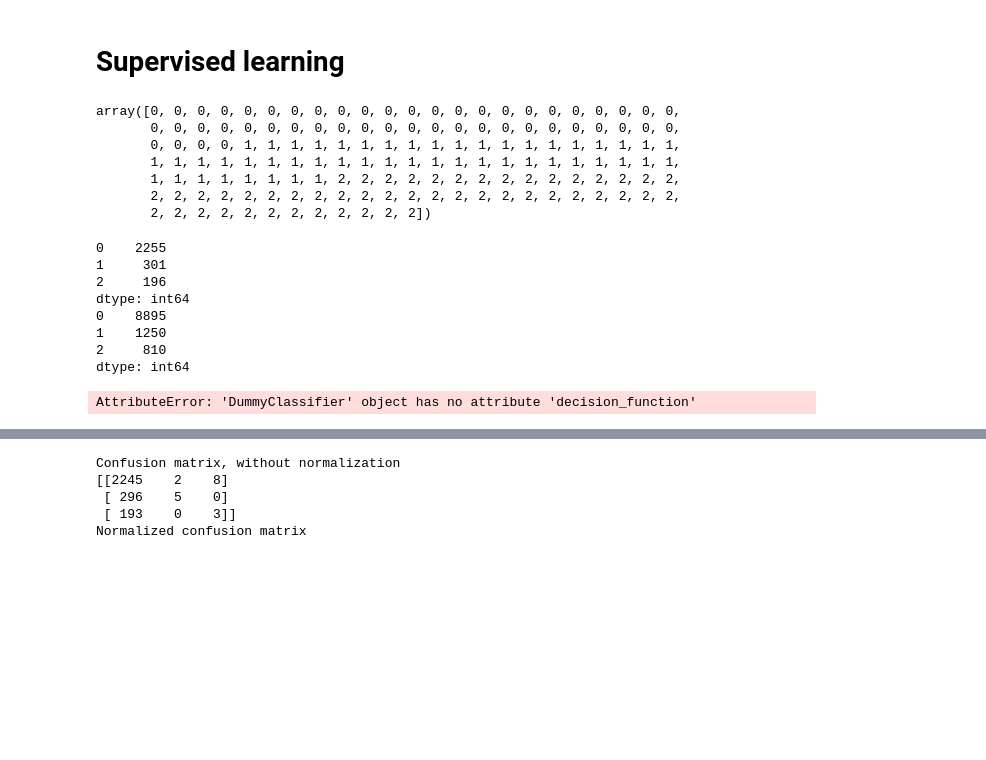
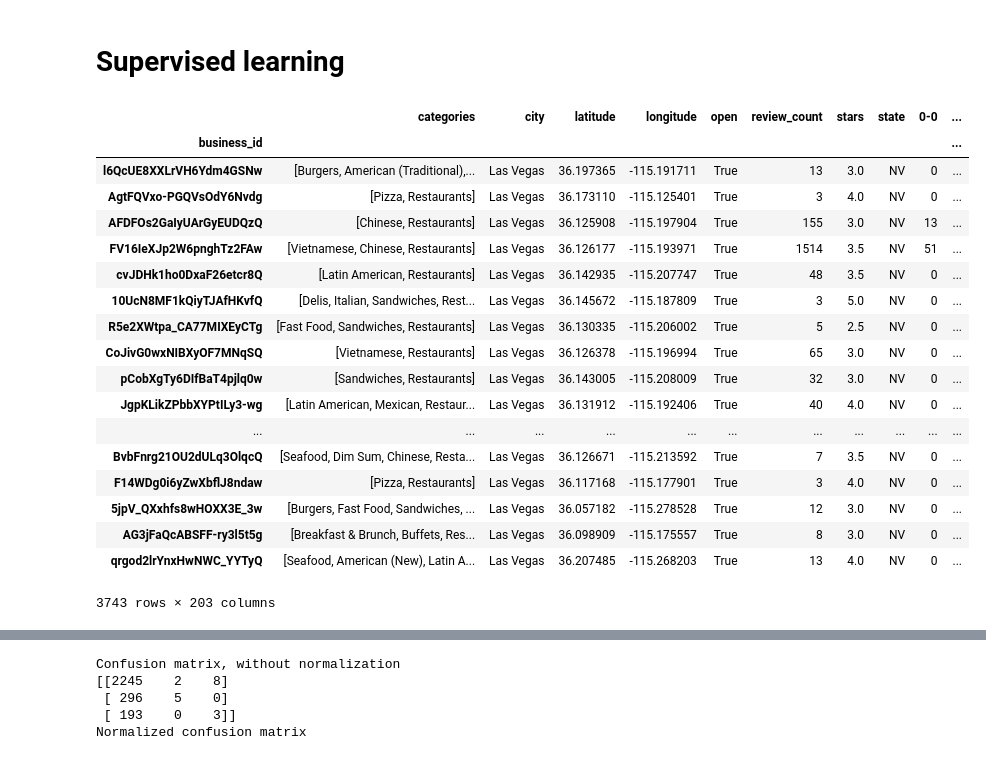
Before and after one commit to nicodri/CS281, a Jupyter notebook: Numerical Processing.ipynb, the cells around one changed output, grey strips where cells are left out. Saved outputs shown, nothing was run; the diff lists cells and outputs as text; code cells hidden in the pictures; blank space fills up the shorter version.

```diff
--- a/Numerical Processing.ipynb
+++ b/Numerical Processing.ipynb
@@ -374,60 +378,25 @@ restaurants_lasvegas['review_count'].max()
 4578
 # %% [markdown]
 # Supervised learning
-# %%
-from sklearn import linear_model, datasets
-
-# import some data to play with
-iris = datasets.load_iris()
-X = iris.data[:, :2]  # we only take the first two features.
-Y = iris.target
-Y
-# %% [output]
-array([0, 0, 0, 0, 0, 0, 0, 0, 0, 0, 0, 0, 0, 0, 0, 0, 0, 0, 0, 0, 0, 0, 0,
-       0, 0, 0, 0, 0, 0, 0, 0, 0, 0, 0, 0, 0, 0, 0, 0, 0, 0, 0, 0, 0, 0, 0,
-       0, 0, 0, 0, 1, 1, 1, 1, 1, 1, 1, 1, 1, 1, 1, 1, 1, 1, 1, 1, 1, 1, 1,
-       1, 1, 1, 1, 1, 1, 1, 1, 1, 1, 1, 1, 1, 1, 1, 1, 1, 1, 1, 1, 1, 1, 1,
-       1, 1, 1, 1, 1, 1, 1, 1, 2, 2, 2, 2, 2, 2, 2, 2, 2, 2, 2, 2, 2, 2, 2,
-       2, 2, 2, 2, 2, 2, 2, 2, 2, 2, 2, 2, 2, 2, 2, 2, 2, 2, 2, 2, 2, 2, 2,
-       2, 2, 2, 2, 2, 2, 2, 2, 2, 2, 2, 2])
-# %%
-# Drop irrelevant features
-data_exp = restaurants_clean.reset_index()
-data_exp = data_exp.drop(['business_id', 'categories', 'attributes', 'target'], axis=1)
-
-# Split train/test set
-mask = np.random.rand(len(data_exp)) < 0.8
-train_set = data_exp[mask]
-test_set = data_exp[~mask]
-
-print test_set.target_top.value_counts()
-print train_set.target_top.value_counts()
-# %% [output]
-0    2255
-1     301
-2     196
-dtype: int64
-0    8895
-1    1250
-2     810
-dtype: int64
-# %%
-# Multiclass Logistic Regression
-from sklearn.linear_model import LogisticRegression
-
-
-y = train_set['target_top']
-X = train_set.drop(['target_top'], axis=1)
-
-lreg = LogisticRegression(penalty='l1', solver='lbfgs', multi_class='ovr')
-clf = lreg.fit(X, y)
-
-# Testing
-
-y_test = test_set['target_top']
-X_test = test_set.drop(['target_top'], axis=1)
-
-y_test_pred = clf.predict(X_test)
-y_score = clf.decision_function(X_test)
-# %% [output]
-AttributeError: 'DummyClassifier' object has no attribute 'decision_function'
+# %%
+restaurants_lasvegas
+# %% [output]
+|  | categories | city | latitude | longitude | open | review_count | stars | state | 0-0 | ... |
+| business_id |  |  |  |  |  |  |  |  |  | ... |
+| l6QcUE8XXLrVH6Ydm4GSNw | [Burgers, American (Traditional),... | Las Vegas | 36.197365 | -115.191711 | True | 13 | 3.0 | NV | 0 | ... |
+| AgtFQVxo-PGQVsOdY6Nvdg | [Pizza, Restaurants] | Las Vegas | 36.173110 | -115.125401 | True | 3 | 4.0 | NV | 0 | ... |
+| AFDFOs2GaIyUArGyEUDQzQ | [Chinese, Restaurants] | Las Vegas | 36.125908 | -115.197904 | True | 155 | 3.0 | NV | 13 | ... |
+| FV16IeXJp2W6pnghTz2FAw | [Vietnamese, Chinese, Restaurants] | Las Vegas | 36.126177 | -115.193971 | True | 1514 | 3.5 | NV | 51 | ... |
+| cvJDHk1ho0DxaF26etcr8Q | [Latin American, Restaurants] | Las Vegas | 36.142935 | -115.207747 | True | 48 | 3.5 | NV | 0 | ... |
+| 10UcN8MF1kQiyTJAfHKvfQ | [Delis, Italian, Sandwiches, Rest... | Las Vegas | 36.145672 | -115.187809 | True | 3 | 5.0 | NV | 0 | ... |
+| R5e2XWtpa_CA77MIXEyCTg | [Fast Food, Sandwiches, Restaurants] | Las Vegas | 36.130335 | -115.206002 | True | 5 | 2.5 | NV | 0 | ... |
+| CoJivG0wxNIBXyOF7MNqSQ | [Vietnamese, Restaurants] | Las Vegas | 36.126378 | -115.196994 | True | 65 | 3.0 | NV | 0 | ... |
+| pCobXgTy6DIfBaT4pjlq0w | [Sandwiches, Restaurants] | Las Vegas | 36.143005 | -115.208009 | True | 32 | 3.0 | NV | 0 | ... |
+| JgpKLikZPbbXYPtILy3-wg | [Latin American, Mexican, Restaur... | Las Vegas | 36.131912 | -115.192406 | True | 40 | 4.0 | NV | 0 | ... |
+| ... | ... | ... | ... | ... | ... | ... | ... | ... | ... | ... |
+| BvbFnrg21OU2dULq3OlqcQ | [Seafood, Dim Sum, Chinese, Resta... | Las Vegas | 36.126671 | -115.213592 | True | 7 | 3.5 | NV | 0 | ... |
+| F14WDg0i6yZwXbflJ8ndaw | [Pizza, Restaurants] | Las Vegas | 36.117168 | -115.177901 | True | 3 | 4.0 | NV | 0 | ... |
+| 5jpV_QXxhfs8wHOXX3E_3w | [Burgers, Fast Food, Sandwiches, ... | Las Vegas | 36.057182 | -115.278528 | True | 12 | 3.0 | NV | 0 | ... |
+| AG3jFaQcABSFF-ry3l5t5g | [Breakfast & Brunch, Buffets, Res... | Las Vegas | 36.098909 | -115.175557 | True | 8 | 3.0 | NV | 0 | ... |
+| qrgod2lrYnxHwNWC_YYTyQ | [Seafood, American (New), Latin A... | Las Vegas | 36.207485 | -115.268203 | True | 13 | 4.0 | NV | 0 | ... |
+3743 rows × 203 columns
```
Also changed, not shown: parts of 14 cells of this notebook, 1 other file.
